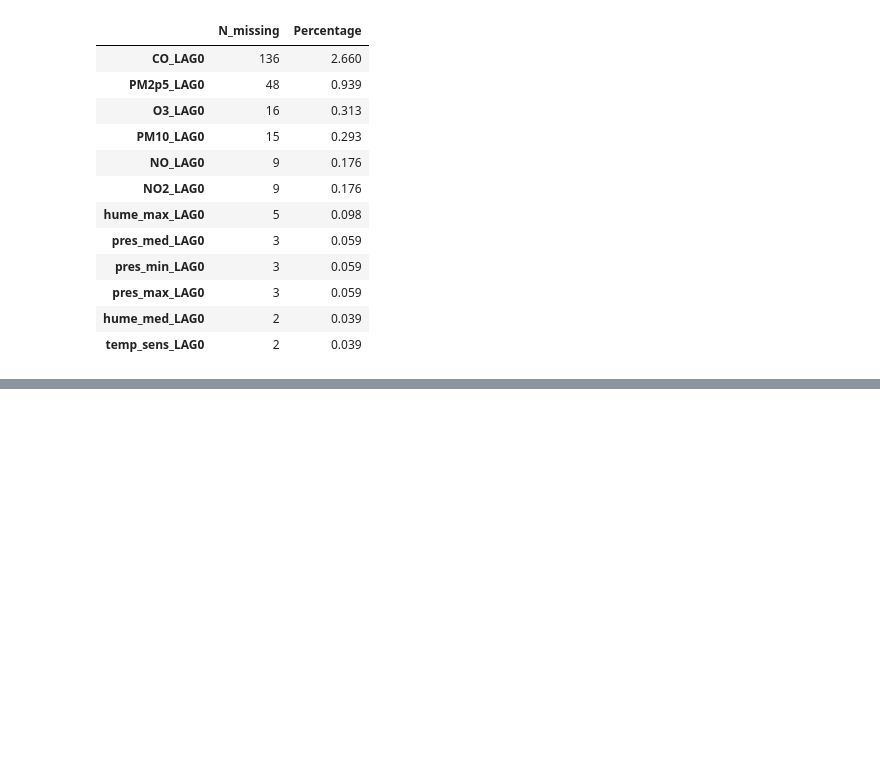
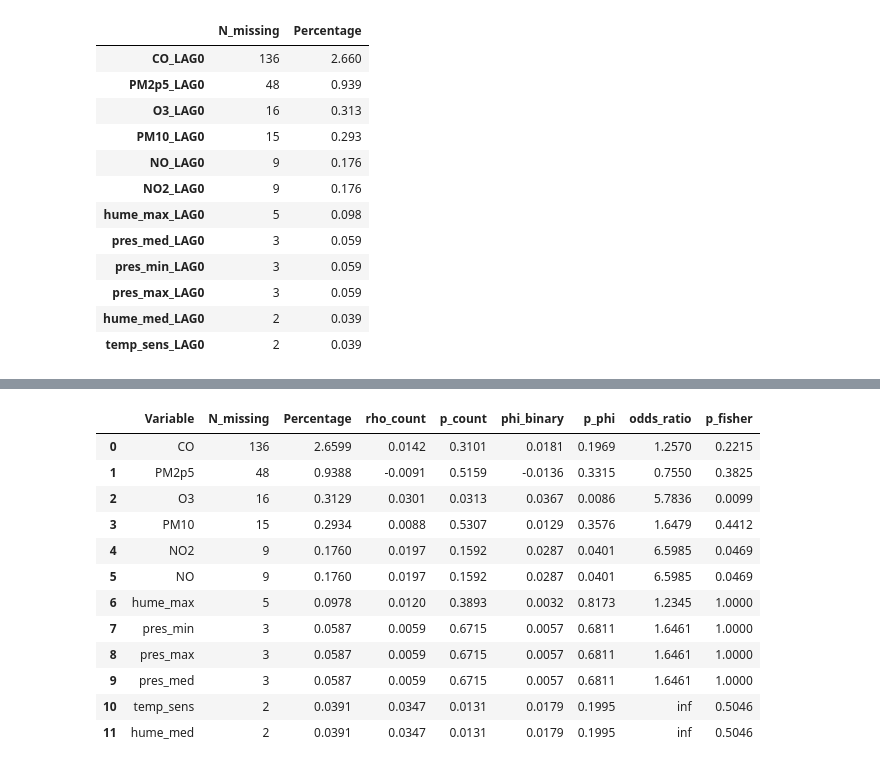
Before and after one commit to miguelmartinnieto09/copd-exacerbation-forecasting, a Jupyter notebook: notebooks/01_data_quality_and_cleaning.ipynb, the cells around one changed output, grey strips where cells are left out. Cells and saved outputs as stored; diff of their text form; code cells hidden in the pictures; blank space fills up the shorter version.

Commit message:
Complete data quality and cleaning analysis

```diff
--- a/notebooks/01_data_quality_and_cleaning.ipynb
+++ b/notebooks/01_data_quality_and_cleaning.ipynb
@@ -217,0 +222,74 @@ missing_summary.loc[
+# %%
+target_binary = (df["n_urgencias"] >= 1).astype(int)
+
+missingness_results = []
+
+for col in lag0_cols:
+    if not df[col].isna().any():
+        continue
+
+    missing_indicator = df[col].isna().astype(int)
+
+    # Association with daily ED visit count
+    rho_count, p_count = spearmanr(
+        missing_indicator,
+        df["n_urgencias"],
+        nan_policy="omit",
+    )
+
+    # Phi coefficient:
+    # Pearson correlation between two binary variables
+    phi_binary, p_phi = pearsonr(
+        missing_indicator,
+        target_binary,
+    )
+
+    # 2 x 2 contingency table
+    contingency_table = pd.crosstab(
+        missing_indicator,
+        target_binary,
+    ).reindex(
+        index=[0, 1],
+        columns=[0, 1],
+        fill_value=0,
+    )
+
+    odds_ratio, p_fisher = fisher_exact(
+        contingency_table.to_numpy()
+    )
+
+    missingness_results.append(
+        {
+            "Variable": col.replace("_LAG0", ""),
+            "N_missing": int(missing_indicator.sum()),
+            "Percentage": missing_indicator.mean() * 100,
+            "rho_count": rho_count,
+            "p_count": p_count,
+            "phi_binary": phi_binary,
+            "p_phi": p_phi,
+            "odds_ratio": odds_ratio,
+            "p_fisher": p_fisher,
+        }
+    )
+
+missingness_results = (
+    pd.DataFrame(missingness_results)
+    .sort_values("Percentage", ascending=False)
+    .reset_index(drop=True)
+)
+
+missingness_results.round(4)
+# %% [output]
+|  | Variable | N_missing | Percentage | rho_count | p_count | phi_binary | p_phi | odds_ratio | p_fisher |
+| 0 | CO | 136 | 2.6599 | 0.0142 | 0.3101 | 0.0181 | 0.1969 | 1.2570 | 0.2215 |
+| 1 | PM2p5 | 48 | 0.9388 | -0.0091 | 0.5159 | -0.0136 | 0.3315 | 0.7550 | 0.3825 |
+| 2 | O3 | 16 | 0.3129 | 0.0301 | 0.0313 | 0.0367 | 0.0086 | 5.7836 | 0.0099 |
+| 3 | PM10 | 15 | 0.2934 | 0.0088 | 0.5307 | 0.0129 | 0.3576 | 1.6479 | 0.4412 |
+| 4 | NO2 | 9 | 0.1760 | 0.0197 | 0.1592 | 0.0287 | 0.0401 | 6.5985 | 0.0469 |
+| 5 | NO | 9 | 0.1760 | 0.0197 | 0.1592 | 0.0287 | 0.0401 | 6.5985 | 0.0469 |
+| 6 | hume_max | 5 | 0.0978 | 0.0120 | 0.3893 | 0.0032 | 0.8173 | 1.2345 | 1.0000 |
+| 7 | pres_min | 3 | 0.0587 | 0.0059 | 0.6715 | 0.0057 | 0.6811 | 1.6461 | 1.0000 |
+| 8 | pres_max | 3 | 0.0587 | 0.0059 | 0.6715 | 0.0057 | 0.6811 | 1.6461 | 1.0000 |
+| 9 | pres_med | 3 | 0.0587 | 0.0059 | 0.6715 | 0.0057 | 0.6811 | 1.6461 | 1.0000 |
+| 10 | temp_sens | 2 | 0.0391 | 0.0347 | 0.0131 | 0.0179 | 0.1995 | inf | 0.5046 |
+| 11 | hume_med | 2 | 0.0391 | 0.0347 | 0.0131 | 0.0179 | 0.1995 | inf | 0.5046 |
```
Also changed, not shown: parts of 17 cells of this notebook.
